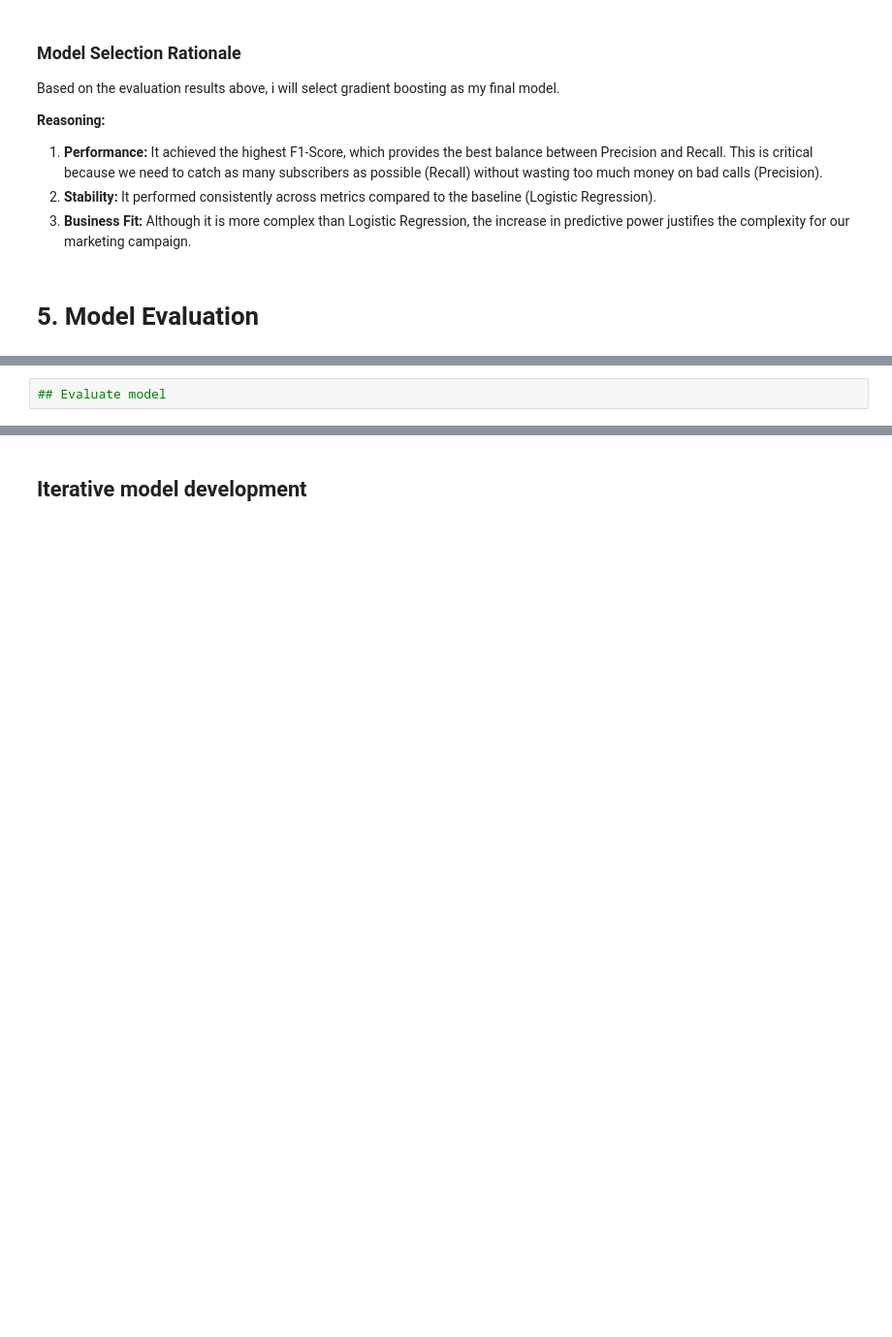
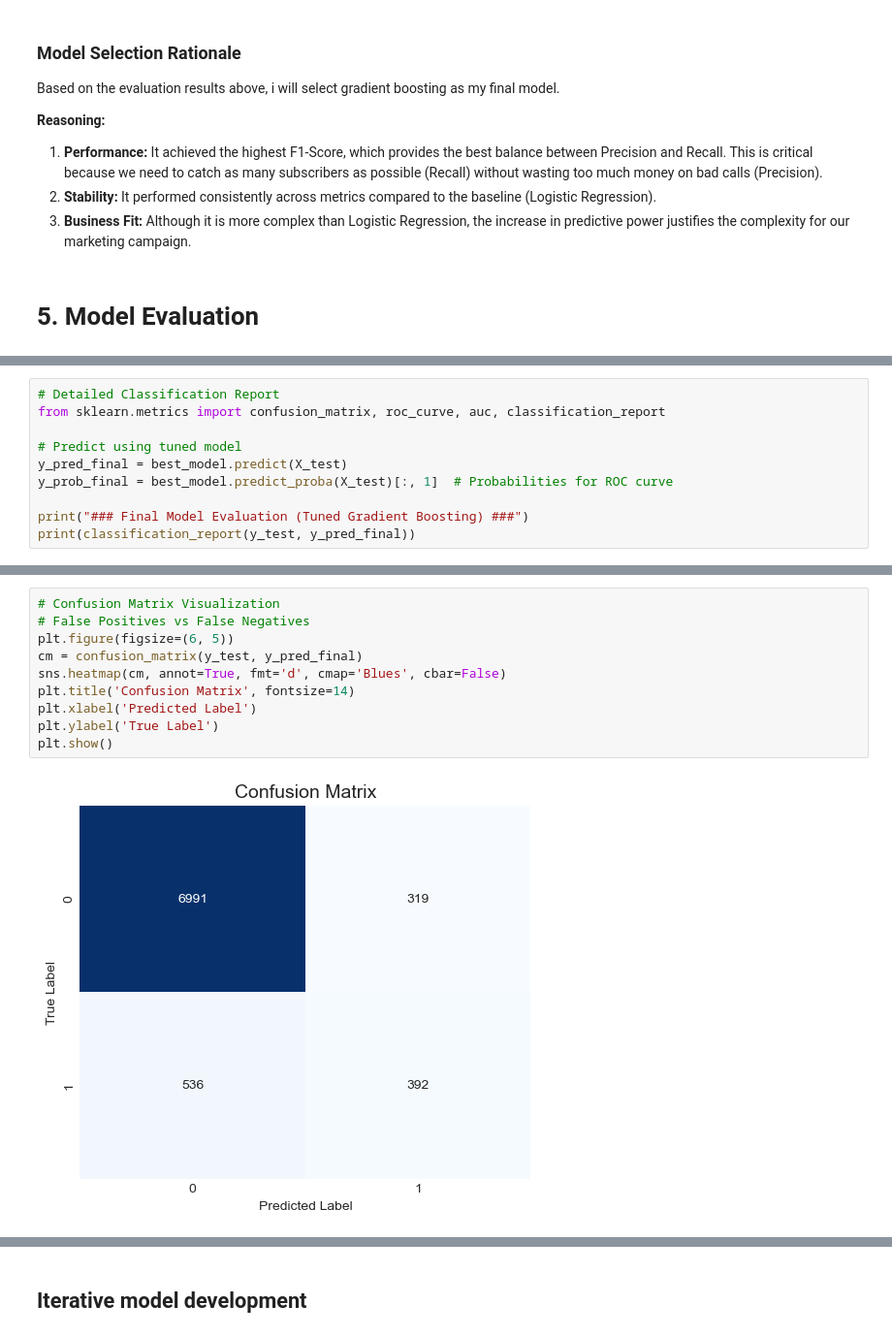
Before and after one commit to isabellakeh/machine-learning-bank, a Jupyter notebook: MLDP Program Codes Submission Template.ipynb, the cells around one changed output, grey strips where cells are left out. Shown at 97% size. Cells and saved outputs as stored; diff of their text form; blank space fills up the shorter version.

Commit message:
Evaluating model

```diff
--- a/MLDP Program Codes Submission Template.ipynb
+++ b/MLDP Program Codes Submission Template.ipynb
@@ -1085,2 +1122,10 @@ Based on the evaluation results above, i will select gradient boosting as my fin
 # %%
-## Evaluate model
+# Detailed Classification Report
+from sklearn.metrics import confusion_matrix, roc_curve, auc, classification_report
+
+# Predict using tuned model
+y_pred_final = best_model.predict(X_test)
+y_prob_final = best_model.predict_proba(X_test)[:, 1]  # Probabilities for ROC curve
+
+print("### Final Model Evaluation (Tuned Gradient Boosting) ###")
+print(classification_report(y_test, y_pred_final))
@@ -1086,0 +1142,12 @@ Based on the evaluation results above, i will select gradient boosting as my fin
+# %%
+# Confusion Matrix Visualization
+# False Positives vs False Negatives
+plt.figure(figsize=(6, 5))
+cm = confusion_matrix(y_test, y_pred_final)
+sns.heatmap(cm, annot=True, fmt='d', cmap='Blues', cbar=False)
+plt.title('Confusion Matrix', fontsize=14)
+plt.xlabel('Predicted Label')
+plt.ylabel('True Label')
+plt.show()
+# %% [output]
+[figure, added]
```
Also changed, not shown: parts of 7 cells of this notebook.
